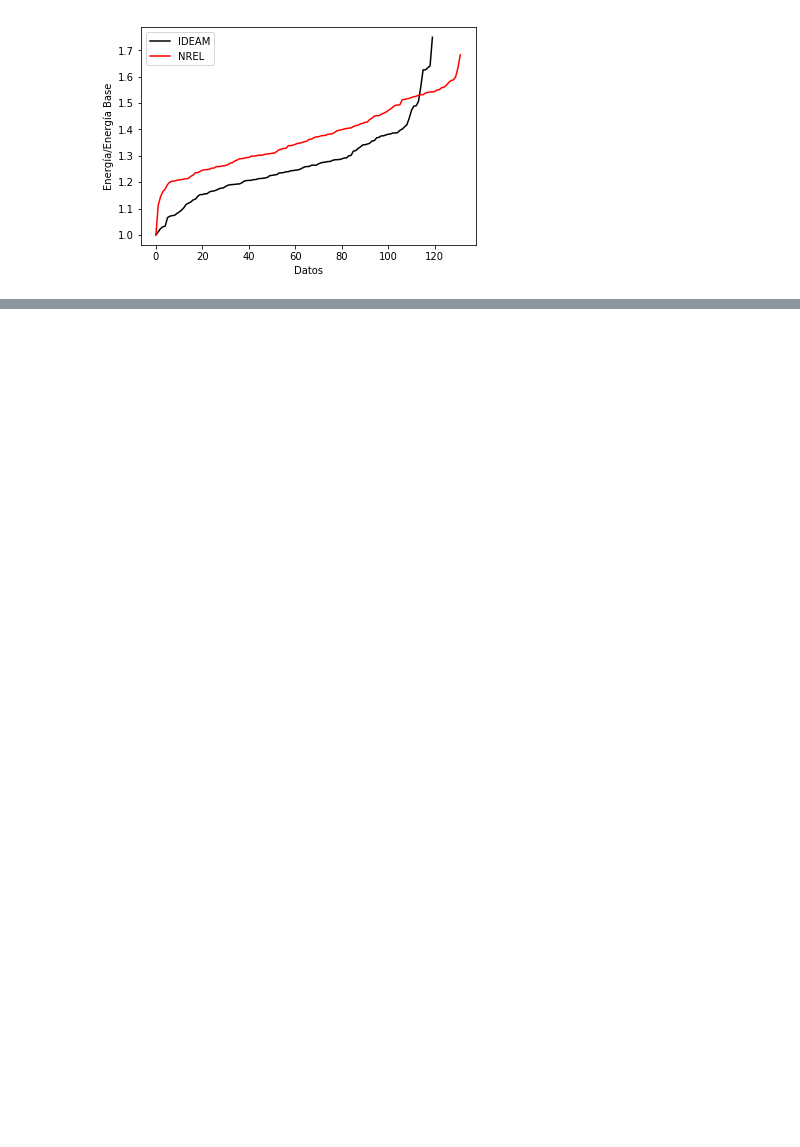
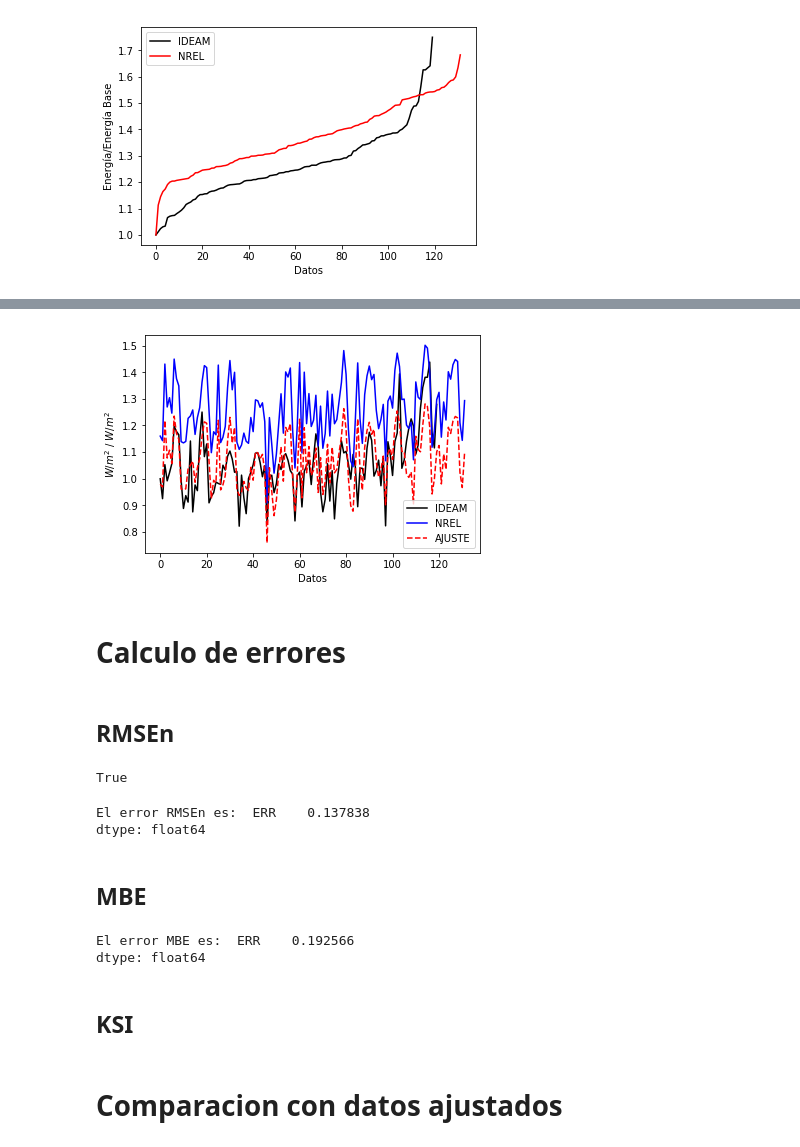
Before and after one commit to Jaimeandres97/Herramientas-Computacionales-IMEC3602, a Jupyter notebook: Taller01/Taller01.ipynb, the cells around one changed output, grey strips where cells are left out. Cells and saved outputs as stored; diff of their text form; code cells hidden in the pictures; blank space fills up the shorter version.

```diff
--- a/Taller01/Taller01.ipynb
+++ b/Taller01/Taller01.ipynb
@@ -136,0 +151,21 @@ periodo(serie_pd, 2006, 3, 6)
+# %%
+#Ajuste MCP
+op_ideam=periodo(serie_pd, 2014, 2015, 1, 13)
+op_nrel=nrel_periodo(serie_pd_nrel, 2014, 2015, 1, 13)
+
+mean_y=op_ideam['IDEAM'].mean()
+mean_x=op_nrel['NREL'].mean()
+std_y=op_ideam['IDEAM'].std()
+std_x=op_nrel['NREL'].std()
+
+def ajuste (ideam, nrel):
+    mean_y=ideam['IDEAM'].mean()
+    mean_x=nrel['NREL'].mean()
+    std_y=ideam['IDEAM'].std()
+    std_x=nrel['NREL'].std()
+    a=(mean_y-((std_y/std_x)*mean_x)+((std_y/std_x)*serie_pd_nrel['NREL']))
+    return a
+# %%
+#Datos de radiacion ajustados
+radiacion_ajustada=ajuste(op_ideam, op_nrel)
+radiacion_ajustada
@@ -136,0 +190,5 @@ periodo(serie_pd, 2006, 3, 6)
+# %%
+#Creación de un nuevo data frame con la informacion ajustada
+lineas={'AÑO':serie_pd_nrel['AÑO'],'MES':serie_pd_nrel['MES'],'DIA':serie_pd_nrel['DIA'],'HORA':serie_pd_nrel['HORA'],'NREL':radiacion_ajustada}
+lineas_data=pd.DataFrame(lineas)
+lineas_data
@@ -136,0 +214,22 @@ periodo(serie_pd, 2006, 3, 6)
+# %%
+#Promedios mensuales y totales, tal como la primera parte del ejercicio pero para datos ajustados
+ghi_mensual_ajuste = ghi_mensual(lineas_data)
+ghi_diario_ajuste = ghi_dia(ghi_mensual_ajuste)
+datos_AJUSTE = sorted(ghi_diario_ajuste["GHIdiario"])
+# %%
+pylab.xlabel("Datos")
+pylab.ylabel("$W/{m^{2}}$ / $W/{m^{2}}$")
+mensual_ideam=range(len(ghi_mensual_loc))
+mensual_nrel=range(len(ghi_mensual_loc2))
+numdatosnrel_ajuste=range(len(ghi_diario_ajuste ))
+pylab.plot(mensual_ideam,ghi_mensual_loc['GHImes']/ghi_mensual_loc['GHImes'][0],'-k', label='IDEAM')
+pylab.plot(mensual_nrel,ghi_mensual_loc2['GHImes']/ghi_mensual_loc['GHImes'][0],'-b', label='NREL')
+pylab.plot(numdatosnrel_ajuste,ghi_mensual_ajuste['GHImes']/ghi_mensual_loc['GHImes'][0],'--r', label='AJUSTE')
+pylab.legend(loc='lower right')
+pylab.savefig(os.path.join(output_dir,'medellin_corregido.png'), dpi=600)
+# %% [output]
+[figure, added]
+# %% [markdown]
+# Calculo de errores
+# %% [markdown]
+## RMSEn
@@ -136,0 +247,30 @@ periodo(serie_pd, 2006, 3, 6)
+# %%
+# Se comprueba que el tamaño n de los datos sea el mismo para el calculo
+len(x_mod)==len(x_obs)
+# %% [output]
+True
+# %%
+#Calculo
+def RMSEn(xmo):
+    x=(sqrt((1/n)*(((x_obs-xmo)**2).sum())))/(x_obs.max()-x_obs.min())
+    return x
+print('El error RMSEn es: ', RMSEn(x_mod))
+# %% [output]
+El error RMSEn es:  ERR    0.137838
+dtype: float64
+# %% [markdown]
+## MBE
+# %%
+# Se utilizan las mismas listas creadas para el RMSEn
+# Calculo
+def MBE(xmo):
+    x=((xmo-x_obs).sum())/x_obs.sum()
+    return x
+print('El error MBE es: ', MBE(x_mod))
+# %% [output]
+El error MBE es:  ERR    0.192566
+dtype: float64
+# %% [markdown]
+## KSI
+# %% [markdown]
+# Comparacion con datos ajustados
```
Also changed, not shown: parts of 18 cells of this notebook.
